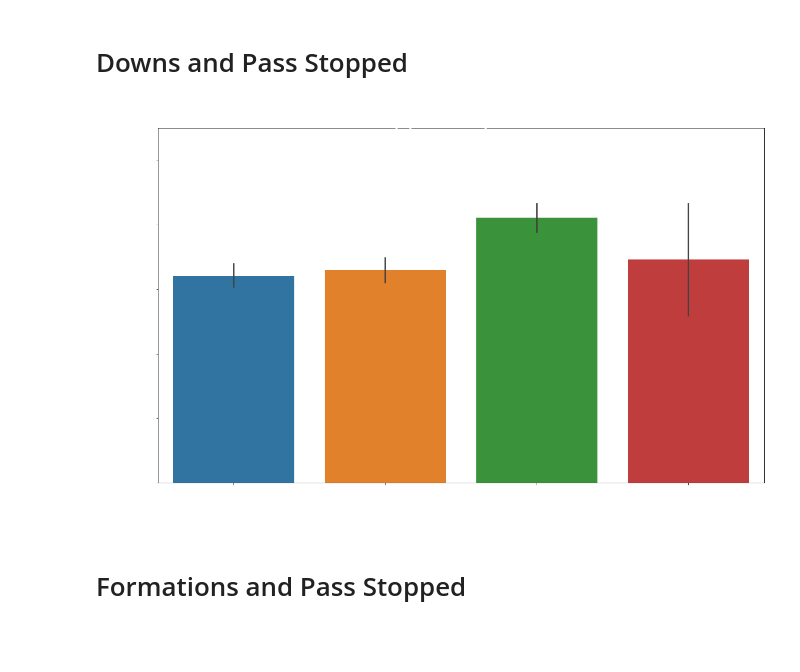
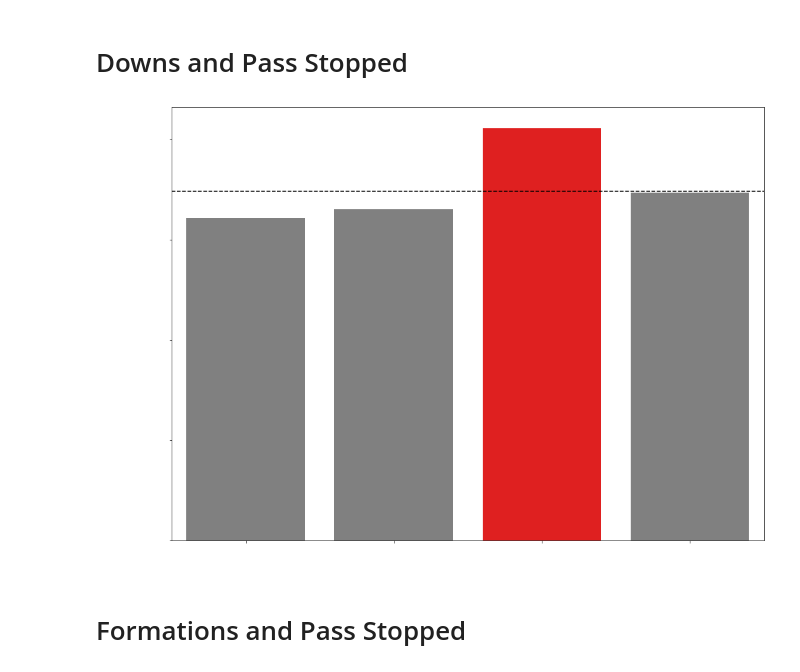
Before and after one commit to Fourth-and-Four/NFL-Big-Data-Bowl-2021, a Jupyter notebook: gn_graphs.ipynb, the cells around one changed output. Drawn from its saved outputs; the diff is of its cells as text; code cells hidden in the pictures; blank space fills up the shorter version.

Commit message:
edits to graphs"

```diff
--- a/gn_graphs.ipynb
+++ b/gn_graphs.ipynb
@@ -2,7 +2,8 @@
 import pandas as pd
 import matplotlib.pyplot as plt
 import seaborn as sns
-plt.rc("figure", figsize=(12, 7))
+import scipy
+plt.rc("figure", figsize=(10, 6))
 plt.rc("font", size=14)
 
 from sklearn.model_selection import train_test_split
@@ -58,15 +61,20 @@ import matplotlib.ticker as mtick
 # %%
-ax = sns.barplot(data=train,x='down', y='pass_stopped')
-plt.xticks(size = 30, c='white')
-plt.xlabel('Down', size = 30, c='white')
+plt.rc("figure", figsize=(16, 12))
+clrs = ['grey', 'grey', 'red', 'grey']
+
+ax = sns.barplot(data=train,x='down', y='pass_stopped', ci=None, palette = clrs)
+plt.xticks([0,1,2,3], ['1st Down', '2nd Down', '3rd Down', '4th Down'], size = 30, c='white')
+plt.xlabel('', size = 30, c='white')
 plt.ylabel('% Passes Stopped', size = 30, c='white')
-plt.yticks(color = 'white', size = 30)
-ax.set(ylim=(0, .55))
+plt.yticks(scipy.arange(0,.5,0.1), color = 'white', size = 30)
+vals = ax.get_yticks()
 ax.yaxis.set_major_formatter(PercentFormatter(1.0))
-plt.title("Are Passes Stopped dependent on Down?",  size = 40, c='white')
+ax.set_yticklabels(['{:,.0%}'.format(x) for x in vals])
+ax.axhline(.348, ls='--', c = 'black')
+plt.title("",  size = 40, c='white')
 plt.show()
 # %% [output]
-[figure, old version]
+[figure, new version]
 # %% [markdown]
 # Formations and Pass Stopped
 # %% [markdown]
```
Also changed, not shown: parts of 13 cells of this notebook.
